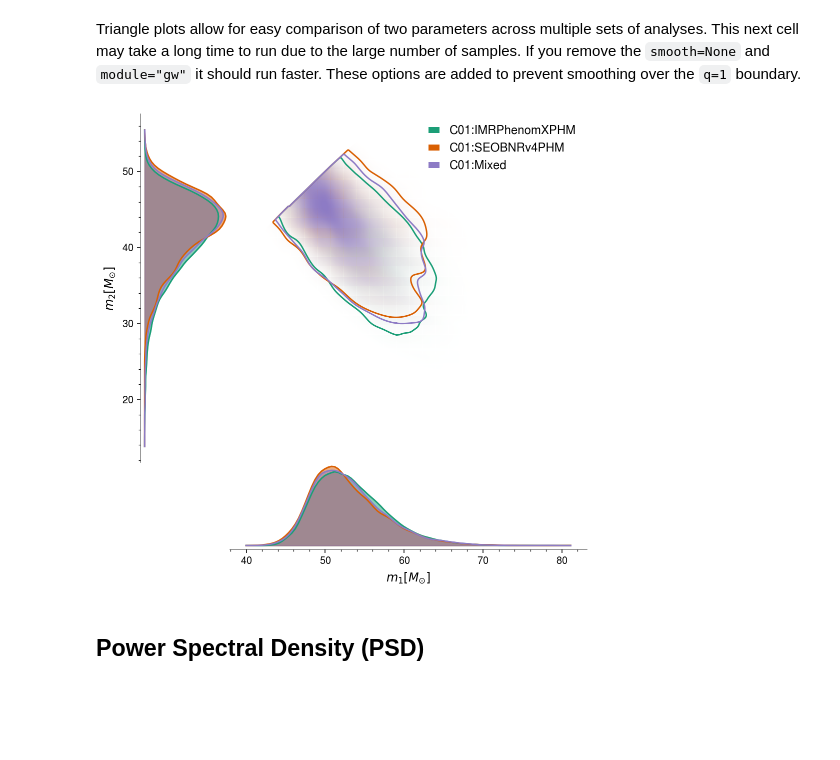
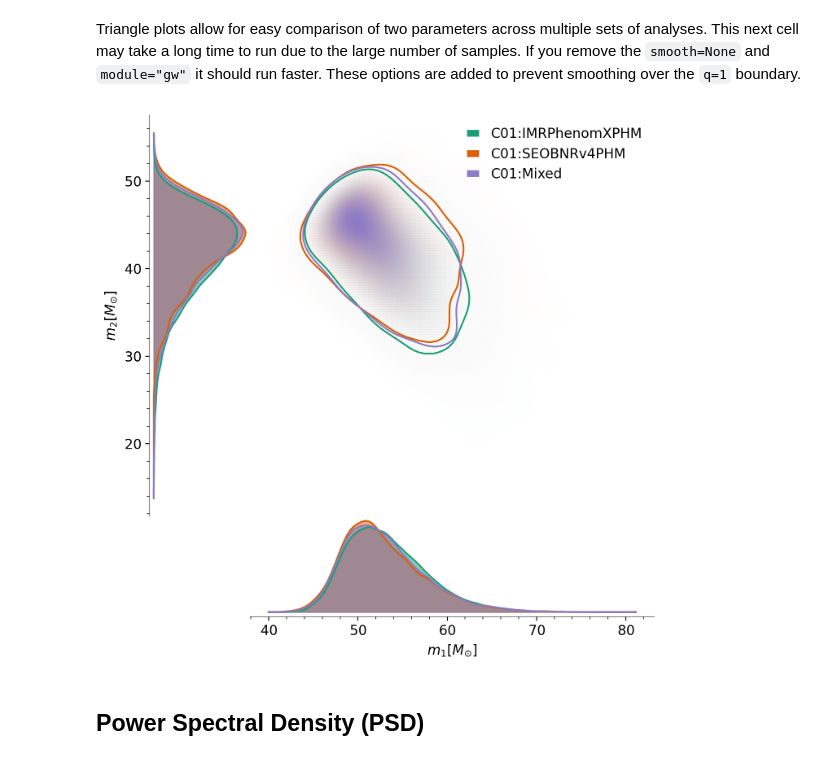
Before and after one commit to astrophysicsvivien/GWPEtutorial, a Jupyter notebook: O3bPEDataReleaseNotebook.ipynb, the cells around one changed output. Cells and saved outputs as stored; diff of their text form; code cells hidden in the pictures; blank space fills up the shorter version.

```diff
--- a/O3bPEDataReleaseNotebook.ipynb
+++ b/O3bPEDataReleaseNotebook.ipynb
@@ -314,14 +333,14 @@ Triangle plots allow for easy comparison of two parameters across multiple sets
 # %%
 fig = samples_dict.plot(["mass_1", "mass_2"],
                         type="reverse_triangle",
                         grid=False,
-                        smooth=None,
-                        module="gw",
+                        #smooth=None,
+                        #module="gw",
                         labels=compared_analyses,
                         shading="auto",
                         colors=color_palette)
 # %% [output]
-[figure, old version]
+[figure, new version]
 # %% [markdown]
 ## Power Spectral Density (PSD)
 # %% [markdown]
```
Also changed, not shown: parts of 16 cells of this notebook.
